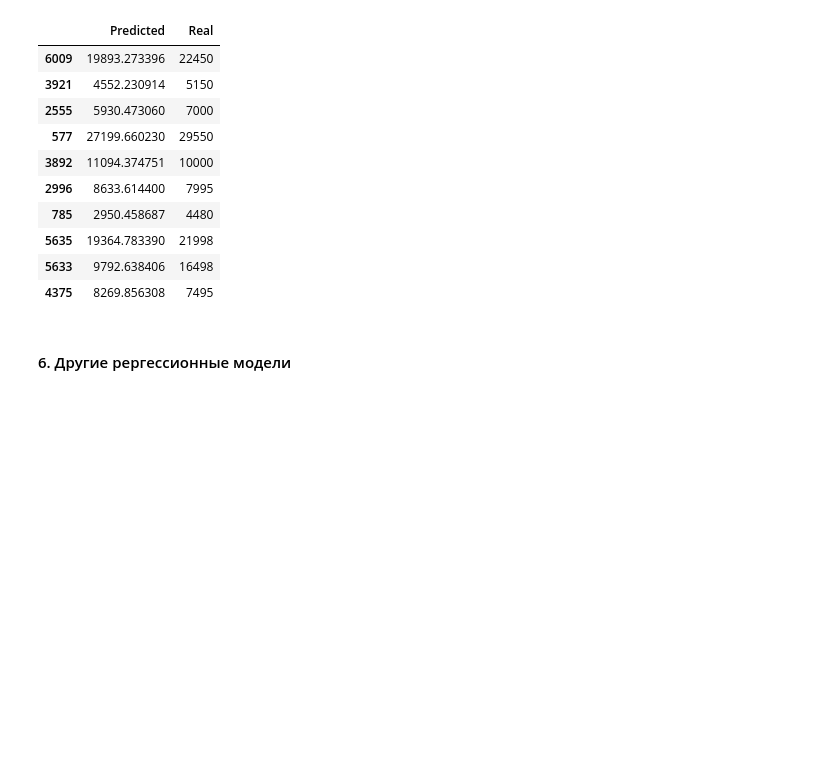
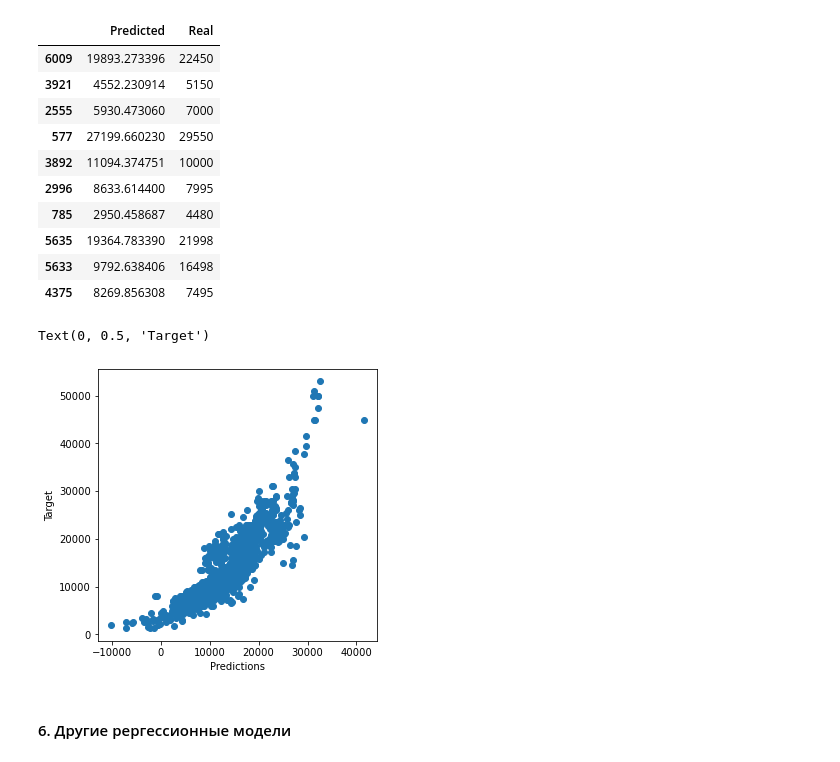
Before and after one commit to Forcause/ML_Labs, a Jupyter notebook: Lab_3/task3.ipynb, the cells around one changed output. Cells and saved outputs as stored; diff of their text form; code cells hidden in the pictures; blank space fills up the shorter version.

```diff
--- a/Lab_3/task3.ipynb
+++ b/Lab_3/task3.ipynb
@@ -324,6 +349,14 @@ pd.DataFrame({"Predicted" : Y_test_lasso_all[0:10], "Real" : Y_test_all[0:10] }
 | 5635 | 19364.783390 | 21998 |
 | 5633 | 9792.638406 | 16498 |
 | 4375 | 8269.856308 | 7495 |
+# %%
+plt.figure(figsize=(5,5))
+plt.scatter(Y_test_lasso_all, Y_test_all)
+plt.xlabel('Predictions')
+plt.ylabel('Target')
+# %% [output]
+Text(0, 0.5, 'Target')
+[figure, added]
 # %% [markdown]
 #### 6. Другие рергессионные модели
 # %%
```
Also changed, not shown: parts of 10 cells of this notebook.
